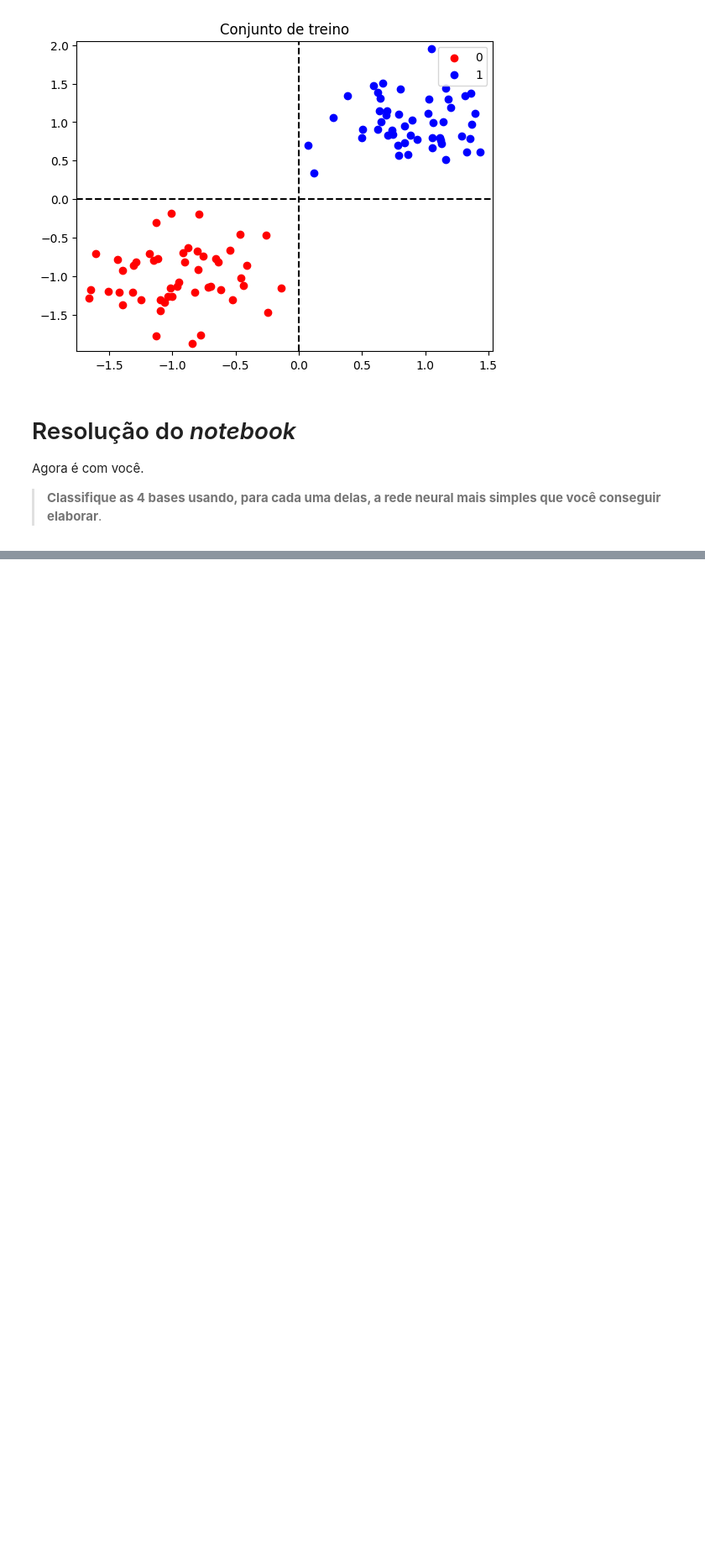
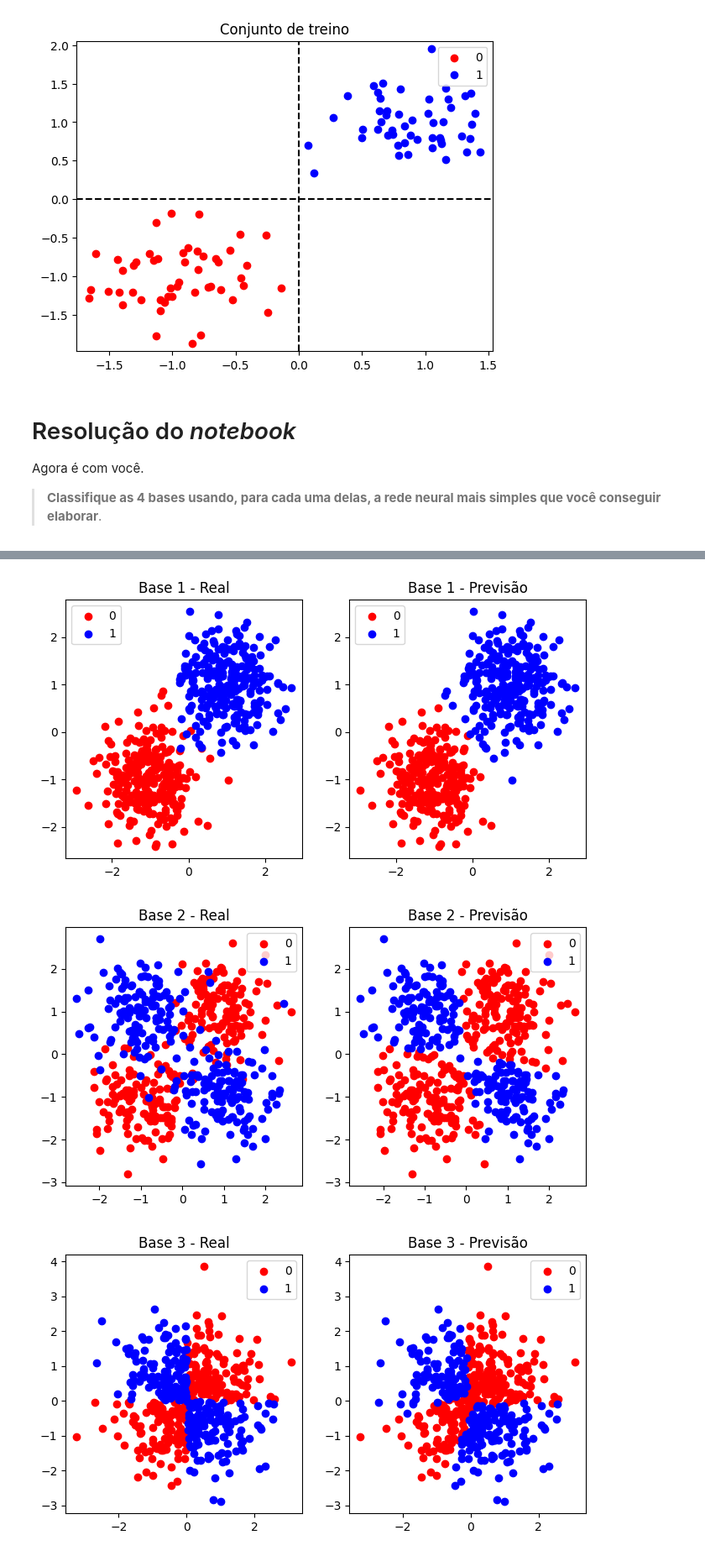
Before and after one commit to gabrielfreitas1406/AMMD, a Jupyter notebook: Atividade_5_Redes_Neurais.ipynb, the cells around one changed output, grey strips where cells are left out. Shown at 84% size. Saved outputs shown, nothing was run; the diff lists cells and outputs as text; code cells hidden in the pictures; blank space fills up the shorter version.

```diff
--- a/Atividade_5_Redes_Neurais.ipynb
+++ b/Atividade_5_Redes_Neurais.ipynb
@@ -180,0 +224,11 @@ Agora é com você.
+# %%
+accuracies = []
+predictions = []
+
+for i, (X_train, y_train, X_test, y_test) in enumerate(bases):
+    accuracy, y_pred = train_and_evaluate(X_train, y_train, X_test, y_test)
+    accuracies.append((i+1, accuracy))
+    predictions.append((X_test, y_test, y_pred))
+
+for i, accuracy in accuracies:
+    print(f"Base {i}: Acurácia = {accuracy:.2f}")
@@ -180,0 +246,20 @@ Agora é com você.
+# %%
+for i, (X_test, y_test, y_pred) in enumerate(predictions):
+    plt.figure(figsize=(8, 4))
+    plt.subplot(1, 2, 1)
+    plt.title(f"Base {i+1} - Real")
+    plota_parte(X_test, y_test, y_test == 0, 'r', '0')
+    plota_parte(X_test, y_test, y_test == 1, 'b', '1')
+    plt.legend()
+
+    plt.subplot(1, 2, 2)
+    plt.title(f"Base {i+1} - Previsão")
+    plota_parte(X_test, y_pred, y_pred == 0, 'r', '0')
+    plota_parte(X_test, y_pred, y_pred == 1, 'b', '1')
+    plt.legend()
+
+    plt.show()
+# %% [output]
+[figure, added]
+[figure, added]
+[figure, added]
```
Also changed, not shown: parts of 8 cells of this notebook.
